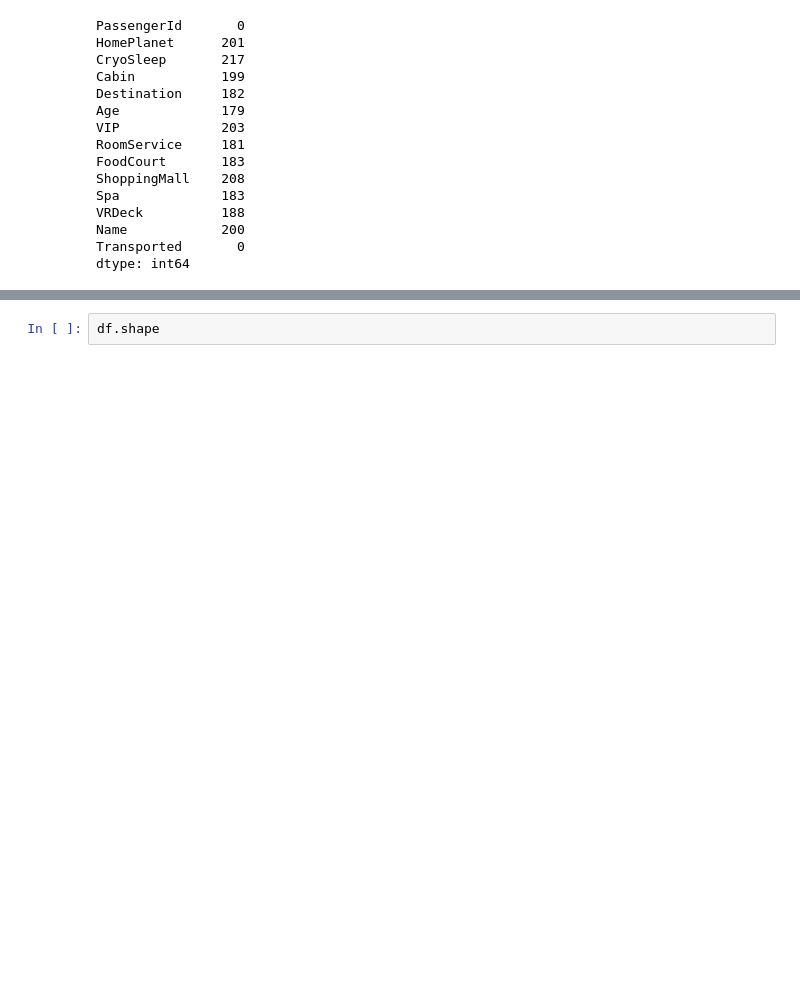
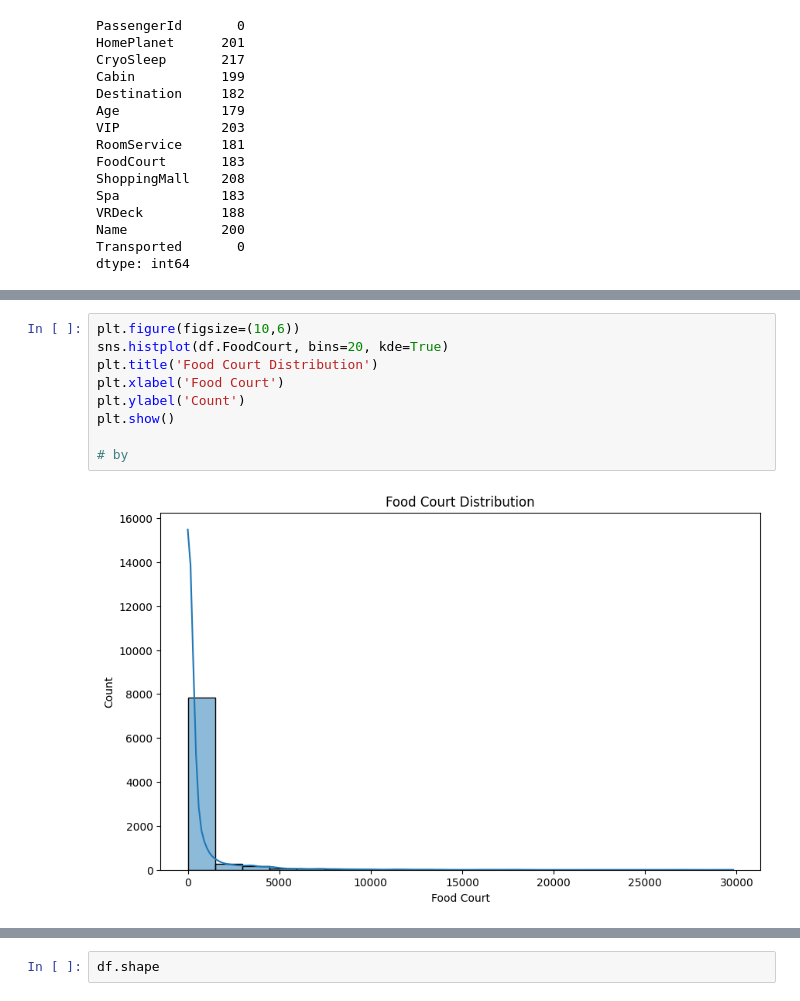
Before and after one commit to dextermadh/Sapceship-Titanic--Survival-Prediction, a Jupyter notebook: model_creation.ipynb, the cells around one changed output, grey strips where cells are left out. Saved outputs shown, nothing was run; the diff lists cells and outputs as text; blank space fills up the shorter version.

```diff
--- a/model_creation.ipynb
+++ b/model_creation.ipynb
@@ -154,0 +233,11 @@ dtype: int64
+# %%
+plt.figure(figsize=(10,6))
+sns.histplot(df.FoodCourt, bins=20, kde=True)
+plt.title('Food Court Distribution')
+plt.xlabel('Food Court')
+plt.ylabel('Count')
+plt.show()
+
+# by
+# %% [output]
+[figure, added]
```
Also changed, not shown: parts of 8 cells of this notebook.
